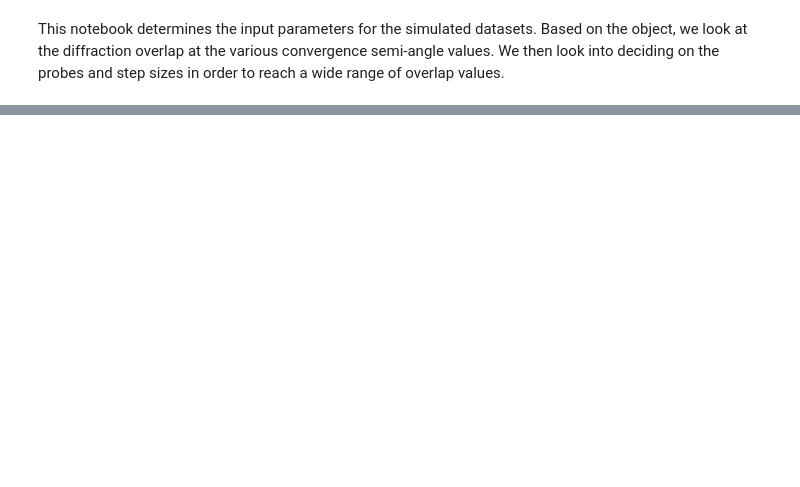
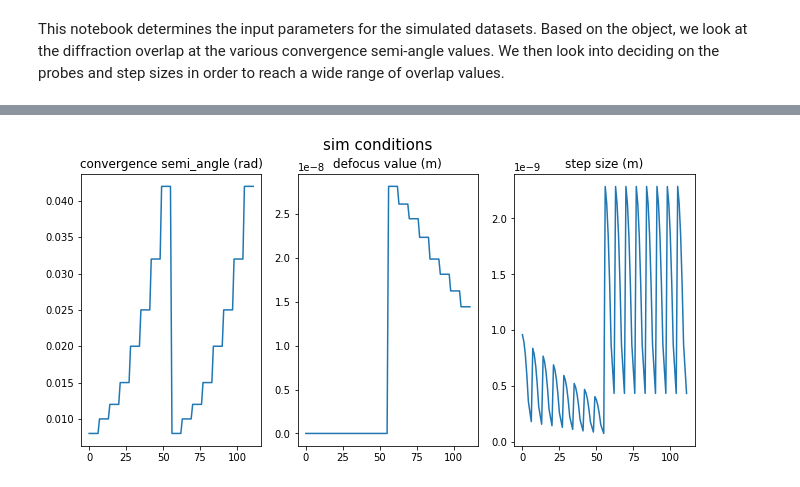
Before and after one commit to CDScattering/Staff-notebooks, a Jupyter notebook: ptyREX_sim_matrix/1_pyprismatic_sim_setup.ipynb, the cells around one changed output, grey strips where cells are left out. Drawn from its saved outputs; the diff is of its cells as text; code cells hidden in the pictures; blank space fills up the shorter version.

```diff
--- a/ptyREX_sim_matrix/1_pyprismatic_sim_setup.ipynb
+++ b/ptyREX_sim_matrix/1_pyprismatic_sim_setup.ipynb
@@ -148,5 +190,5 @@ Text(0.5, 0, 'sim conditions')
 # %%
-def_vals_all = [y for x in def_vals for y in (x,)*6]
+def_vals_all = [y for x in def_vals for y in (x,)*len(probe_overlaps)]
 plt.plot(def_vals_all, 'ko')
 plt.ylabel('defocus (m)')
 plt.xlabel('sim conditions')
@@ -156,5 +198,5 @@ Text(0.5, 0, 'sim conditions')
 # %%
-conv_semi_all = [y for x in conv_semi_list for y in (x,)*6] * 2
+conv_semi_all = [y for x in conv_semi_list for y in (x,)*len(probe_overlaps)] * 2
 plt.plot(conv_semi_all, 'bo')
 plt.ylabel('convergence semi_angle (rad)')
 plt.xlabel('sim conditions')
@@ -179,0 +238,15 @@ np.save('sim_condtions', sim_conditions)
+# %%
+fig, axs = plt.subplots(1,3, figsize=(11, 5))
+title = 'sim conditions'
+fig.suptitle(title, fontsize = 15)
+
+for i, ax in enumerate(axs.ravel()):
+    ax.plot(sim_conditions[i,:])
+    if i==0:
+        ax.set_title('convergence semi_angle (rad)')
+    if i==1:
+        ax.set_title('defocus value (m)')
+    if i==2:
+        ax.set_title('step size (m)')
+# %% [output]
+[figure, added]
```
Also changed, not shown: parts of 24 cells of this notebook.
